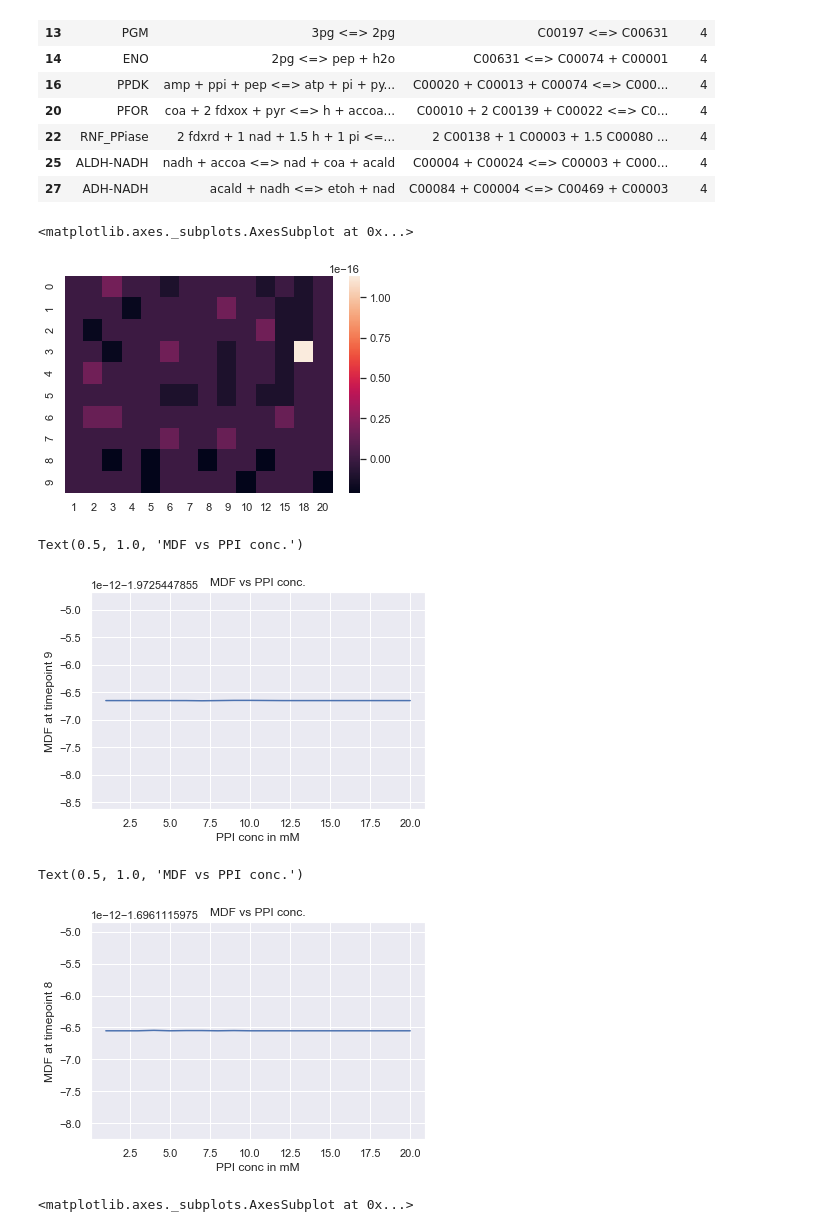
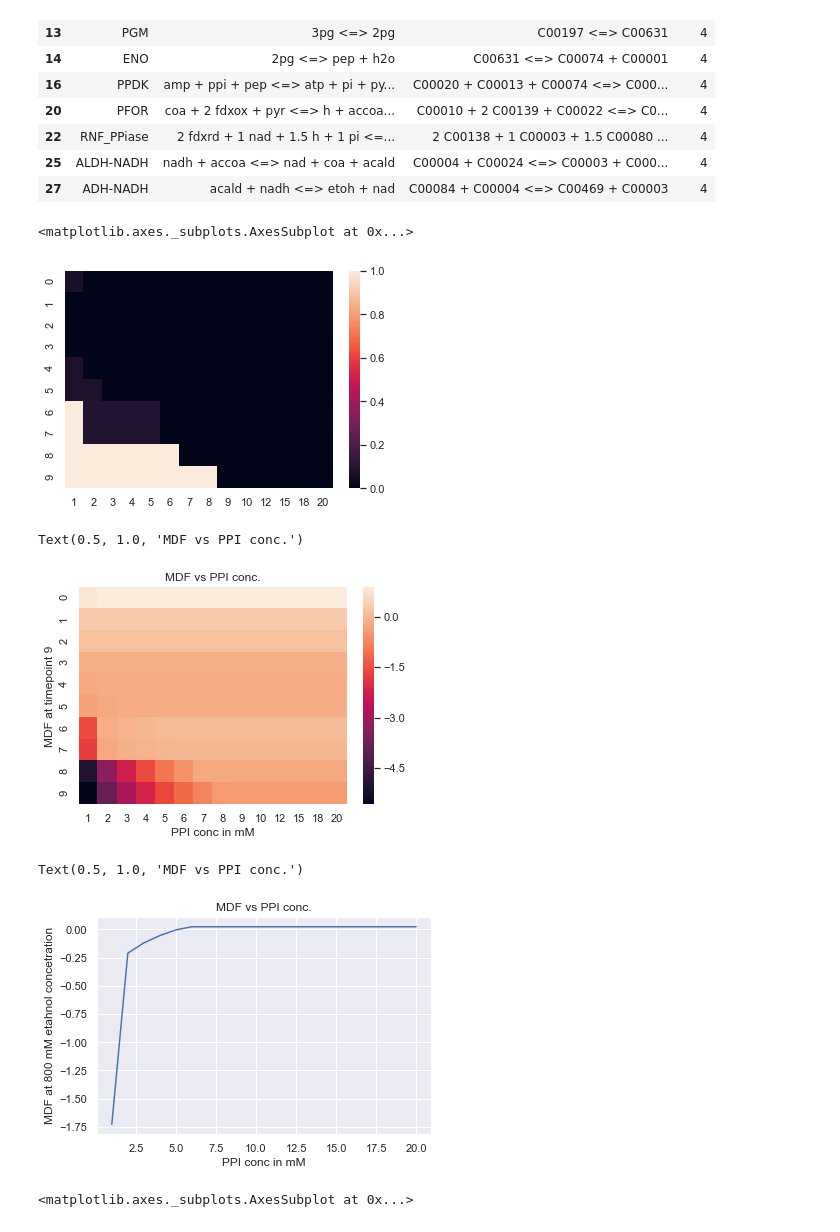
Before and after one commit to satyakamdash/Ctherm_thermo, a Jupyter notebook: PPi_ratio.ipynb, the cells around one changed output. Drawn from its saved outputs; the diff is of its cells as text; code cells hidden in the pictures.

```diff
--- a/PPi_ratio.ipynb
+++ b/PPi_ratio.ipynb
@@ -167,8 +167,7 @@ ref_conc0 = {'C00469': 10,
             'C00005': 0.38,
             'C00022': 12.65,
             'C00103': 6.66,
-            'C00044': 0.28,
-            'C00035': 0.01
+
             }
 for k in range(len(saveDirs)):
     ref_conc = {k: float(v) / 1000 for k,v in ref_conc0.items()}
@@ -180,7 +179,7 @@ for k in range(len(saveDirs)):
         all_data[r] ={}
         # fix PPI/PI ratio
         pp.bounds.SetBounds('C00013', 1e-3 * r,1e-3 * r )
-        pp.bounds.SetBounds('C00009', 1e-3 * 1,1e-3 * 1 )
+        pp.bounds.SetBounds('C00009', 1e-3 * 10,1e-3 * 10 )
         t = 0
         #print p["bounds"]
         for d in exp_data:
@@ -191,12 +190,12 @@ for k in range(len(saveDirs)):
                 elif cpd == "C00004":
                     # NADH/NAD+ ratio
                     pp.bounds.SetBounds(cpd, 1/Uf * conc * float(d[cpd]) / 0.3, Uf * conc * float(d[cpd]) / 0.3)
-                elif cpd == "C00044":
+                #elif cpd == "C00044":
                     # GTP/GDP ratio
-                    pp.bounds.SetBounds(cpd,1/Uf * conc * float(d['C00002']), Uf * conc * float(d['C00002']))
+                #    pp.bounds.SetBounds(cpd,1/Uf * conc * float(d['C00002']), Uf * conc * float(d['C00002']))'''
                 #elif cpd == "C00008" and t == 0:
                     #p['bounds'][cpd] = (conc, ) * 2
-                elif cpd not in ["C00008","C00085","C00006","C00003","C00118","C00011","C00197","C00010","C00035"]:
+                elif cpd not in ["C00008","C00085","C00006","C00003","C00118","C00011","C00197","C00010","C00035","C00044"]:
                     # other relative data
                     pp.bounds.SetBounds(cpd,1/Uf * conc * d[cpd], Uf * conc * d[cpd])
 
@@ -228,35 +227,37 @@ sns.heatmap(df)
 #ylabel('timepoints')
 # %% [output]
 <matplotlib.axes._subplots.AxesSubplot at 0x...>
-[figure, old version]
+[figure, new version]
 # %%
 import matplotlib.pyplot as plt
 mdf_data={}
 for r in [1,2,3,4,5,6,7,8,9,10,12,15,18,20]:
     mdf_data[r]={}
     for t in range(10):
         mdf_data[r][t] = all_data[r][t]["mdf"]
 y={}
+df = pd.DataFrame.from_dict(mdf_data)
+sns.heatmap(df)
 for r in [1,2,3,4,5,6,7,8,9,10,12,15,18,20]:
     y[r] = float(mdf_data[r][9])
 plt.plot(*zip(*sorted(y.items())))
 plt.xlabel('PPI conc in mM')
 plt.ylabel('MDF at timepoint 9')
 plt.title('MDF vs PPI conc.')
 # %% [output]
 Text(0.5, 1.0, 'MDF vs PPI conc.')
-[figure, old version]
+[figure, new version]
 # %%
 y={}
 for r in [1,2,3,4,5,6,7,8,9,10,12,15,18,20]:
-    y[r] = float(mdf_data[r][8])
+    y[r] = float(mdf_data[r][7])
 plt.plot(*zip(*sorted(y.items())))
 plt.xlabel('PPI conc in mM')
-plt.ylabel('MDF at timepoint 8')
+plt.ylabel('MDF at 800 mM etahnol concetration')
 plt.title('MDF vs PPI conc.')
 # %% [output]
 Text(0.5, 1.0, 'MDF vs PPI conc.')
-[figure, old version]
+[figure, new version]
 # %%
 fng_data={}
 for t in range(10):
```
Also changed, not shown: 6 other files.
